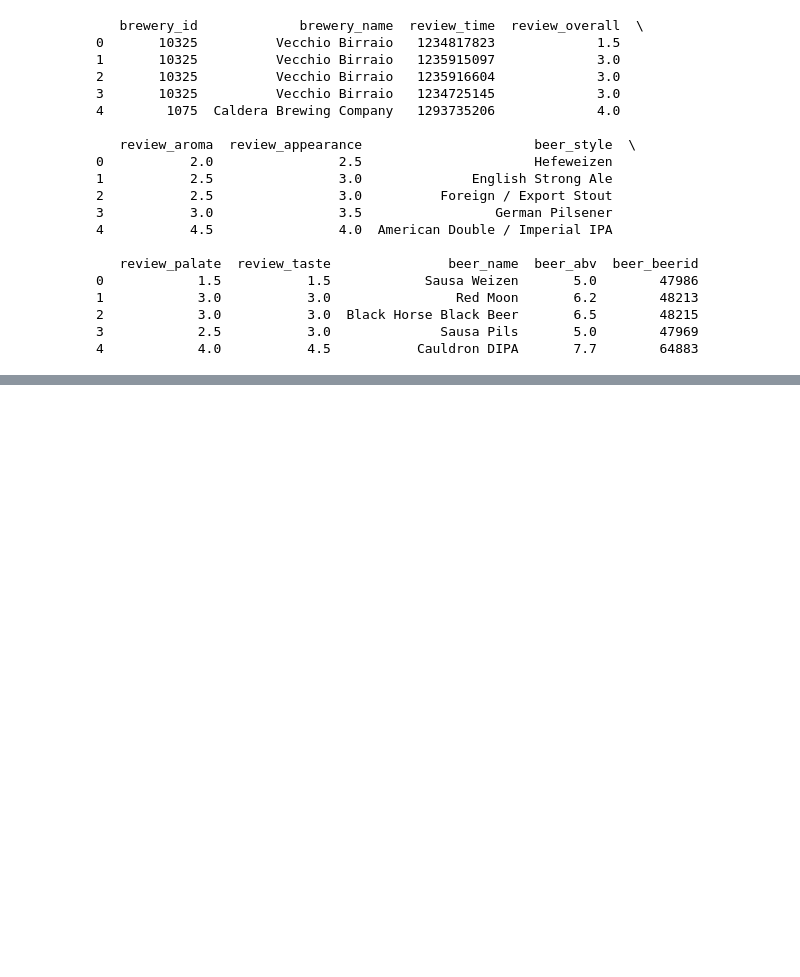
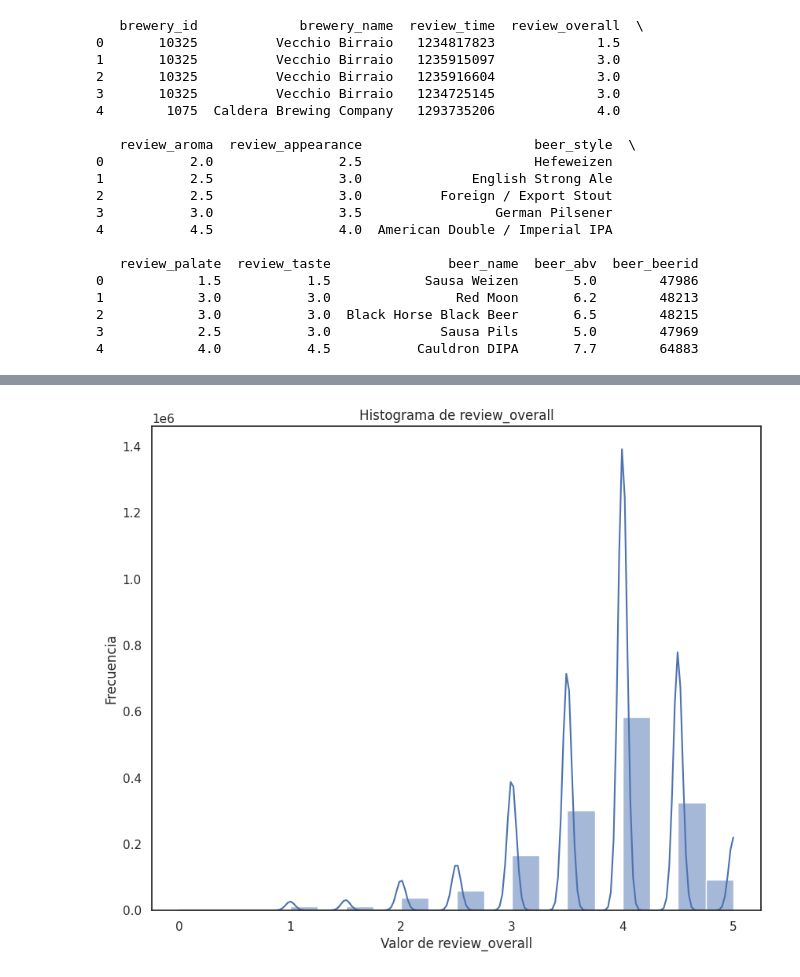
Before and after one commit to NicoD920/mineData_Work, a Jupyter notebook: EDA.ipynb, the cells around one changed output, grey strips where cells are left out. Saved outputs shown, nothing was run; the diff lists cells and outputs as text; code cells hidden in the pictures; blank space fills up the shorter version.

```diff
--- a/EDA.ipynb
+++ b/EDA.ipynb
@@ -169,0 +276,9 @@ print(df.head())
+# %%
+plt.figure(figsize=(10, 8))
+sns.histplot(data=df, x='review_overall', bins=20, kde=True)
+plt.title('Histograma de review_overall')
+plt.xlabel('Valor de review_overall')
+plt.ylabel('Frecuencia')
+plt.show()
+# %% [output]
+[figure, added]
```
Also changed, not shown: parts of 8 cells of this notebook.
